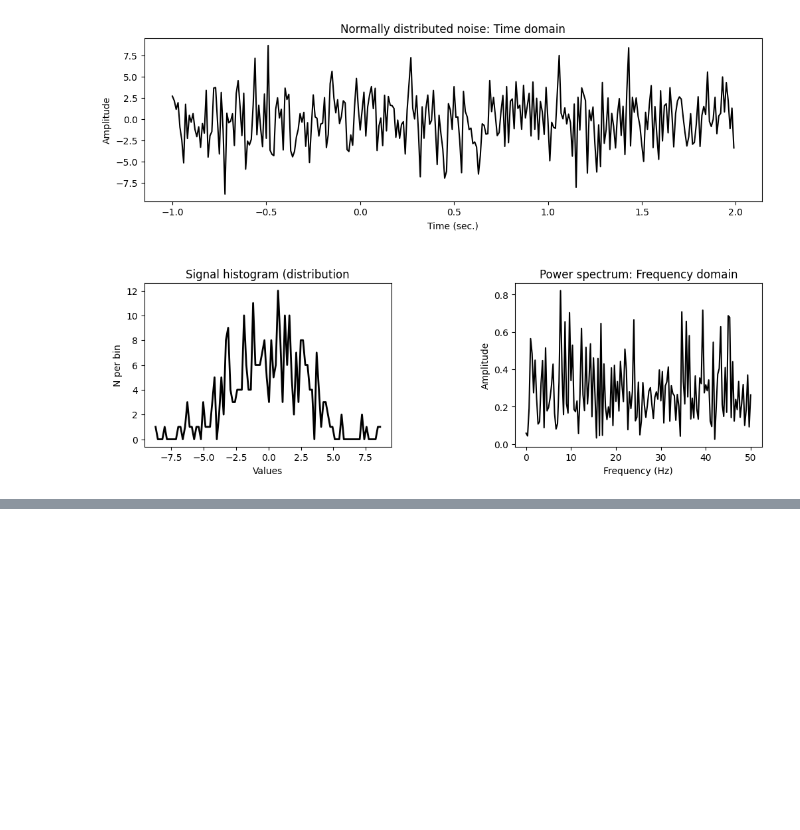
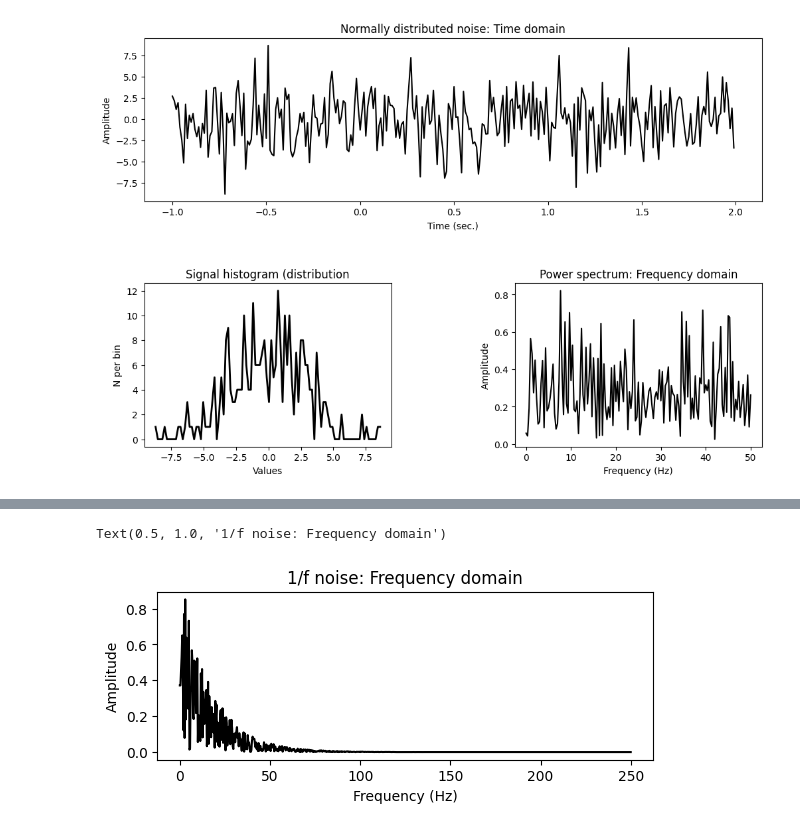
Before and after one commit to mamuncseru/nsp-python, a Jupyter notebook: simEEG_noise.ipynb, the cells around one changed output, grey strips where cells are left out. Drawn from its saved outputs; the diff is of its cells as text; code cells hidden in the pictures; blank space fills up the shorter version.

```diff
--- a/simEEG_noise.ipynb
+++ b/simEEG_noise.ipynb
@@ -57,0 +123,10 @@ plt.show()
+# %%
+# generate pink noise
+plt.subplot(212)
+plt.plot(hz, np.abs(fc[0:len(hz)]), 'k')
+plt.xlabel('Frequency (Hz)')
+plt.ylabel('Amplitude')
+plt.title('1/f noise: Frequency domain')
+# %% [output]
+Text(0.5, 1.0, '1/f noise: Frequency domain')
+[figure, added]
```
Also changed, not shown: parts of 11 cells of this notebook.
